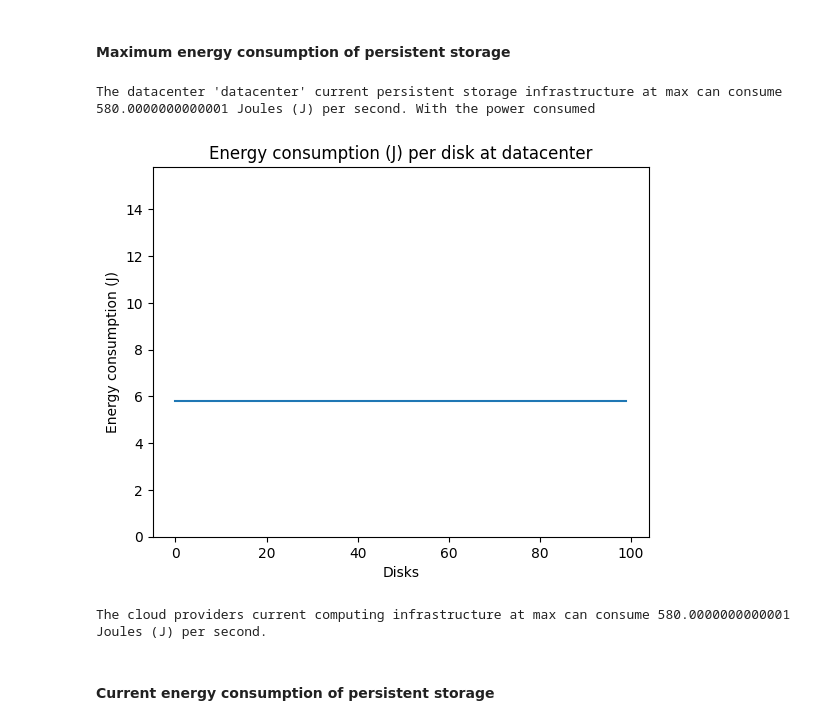
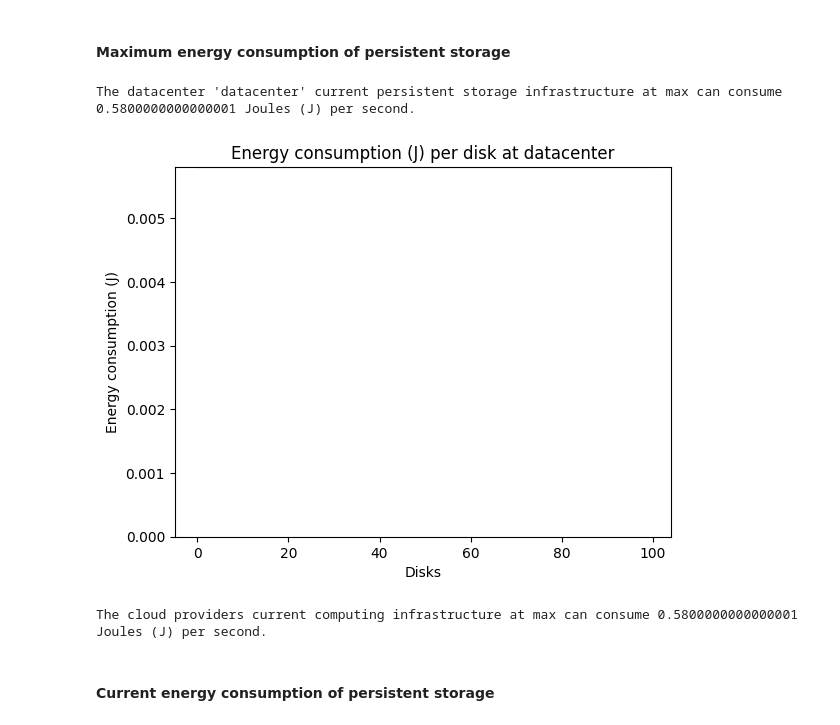
Before and after one commit to KhalidAFarah/cloud-energy-efficiency, a Jupyter notebook: evaluation/storage_utilization.ipynb, the cells around one changed output. Saved outputs shown, nothing was run; the diff lists cells and outputs as text; code cells hidden in the pictures.

```diff
--- a/evaluation/storage_utilization.ipynb
+++ b/evaluation/storage_utilization.ipynb
@@ -31,40 +31,40 @@ for i in range(len(labels)):
     max_power_per_datacenter = 0
     max_power_per_disk_per_datacenter = np.array([])
 
     max_power_consumed_per_datacenter = 0
     max_power_consumed_per_disk_per_datacenter = np.array([])
 
     duration_per_disk_per_datacenter = np.array([])
     for _, sample in dataset[dataset['datacenter_name'] == labels[i]].iterrows():
 
         # idle_duration = 0
         # for idle_interval in sample['idle_intervals'].split(":"):
         #     if idle_interval != '':
         #         idle_duration += float(idle_interval)
 
         active_power = float(sample['active_power'])
         consumed_active_power = float(sample['active_duration']) * float(sample['active_power'])
         max_consumed_active_power = float(sample['active_power']) * float(sample['duration'])
         consumed_idle_power = (float(sample['duration']) - float(sample['active_duration'])) * float(sample['idle_power'])
         max_power_per_datacenter += active_power
         max_power_per_disk = np.append(max_power_per_disk, active_power)
         max_power_per_disk_per_datacenter = np.append(max_power_per_disk_per_datacenter, active_power)
         duration_per_disk_per_datacenter = np.append(duration_per_disk_per_datacenter, sample['duration'])
 
-    print(f"The datacenter '{labels[i]}' current persistent storage infrastructure at max can consume {(max_power_per_datacenter * 1)} Joules (J) per second.")
+    print(f"The datacenter '{labels[i]}' current persistent storage infrastructure at max can consume {(max_power_per_datacenter * 1)/1000} Joules (J) per second.")
     max_power += max_power_per_datacenter
-    plt.plot(np.arange(0, len(max_power_per_disk_per_datacenter)), (max_power_per_disk_per_datacenter*1))
-    plt.ylim((0, max(max_power_per_disk_per_datacenter)+10))
+    plt.plot(np.arange(0, len(max_power_per_disk_per_datacenter)), ((max_power_per_disk_per_datacenter*1)/1000))
+    plt.ylim((0, ((max(max_power_per_disk_per_datacenter)*1)/1000)))
     plt.xlabel("Disks")
     plt.ylabel("Energy consumption (J)")
     plt.title(f"Energy consumption (J) per disk at {labels[i]}")
     plt.show()
 
-print(f"The cloud providers current computing infrastructure at max can consume {(max_power * 1)} Joules (J) per second.")
+print(f"The cloud providers current computing infrastructure at max can consume {(max_power * 1)/1000} Joules (J) per second.")
 # %% [output]
-The datacenter 'datacenter' current persistent storage infrastructure at max can consume 580.0000000000001 Joules (J) per second. With the power consumed
+The datacenter 'datacenter' current persistent storage infrastructure at max can consume 0.5800000000000001 Joules (J) per second.
-[figure, old version]
+[figure, new version]
-The cloud providers current computing infrastructure at max can consume 580.0000000000001 Joules (J) per second.
+The cloud providers current computing infrastructure at max can consume 0.5800000000000001 Joules (J) per second.
 # %% [markdown]
 #### Current energy consumption of persistent storage
 # %%
```
Also changed, not shown: parts of 1 cell of this notebook, 6 other files.
